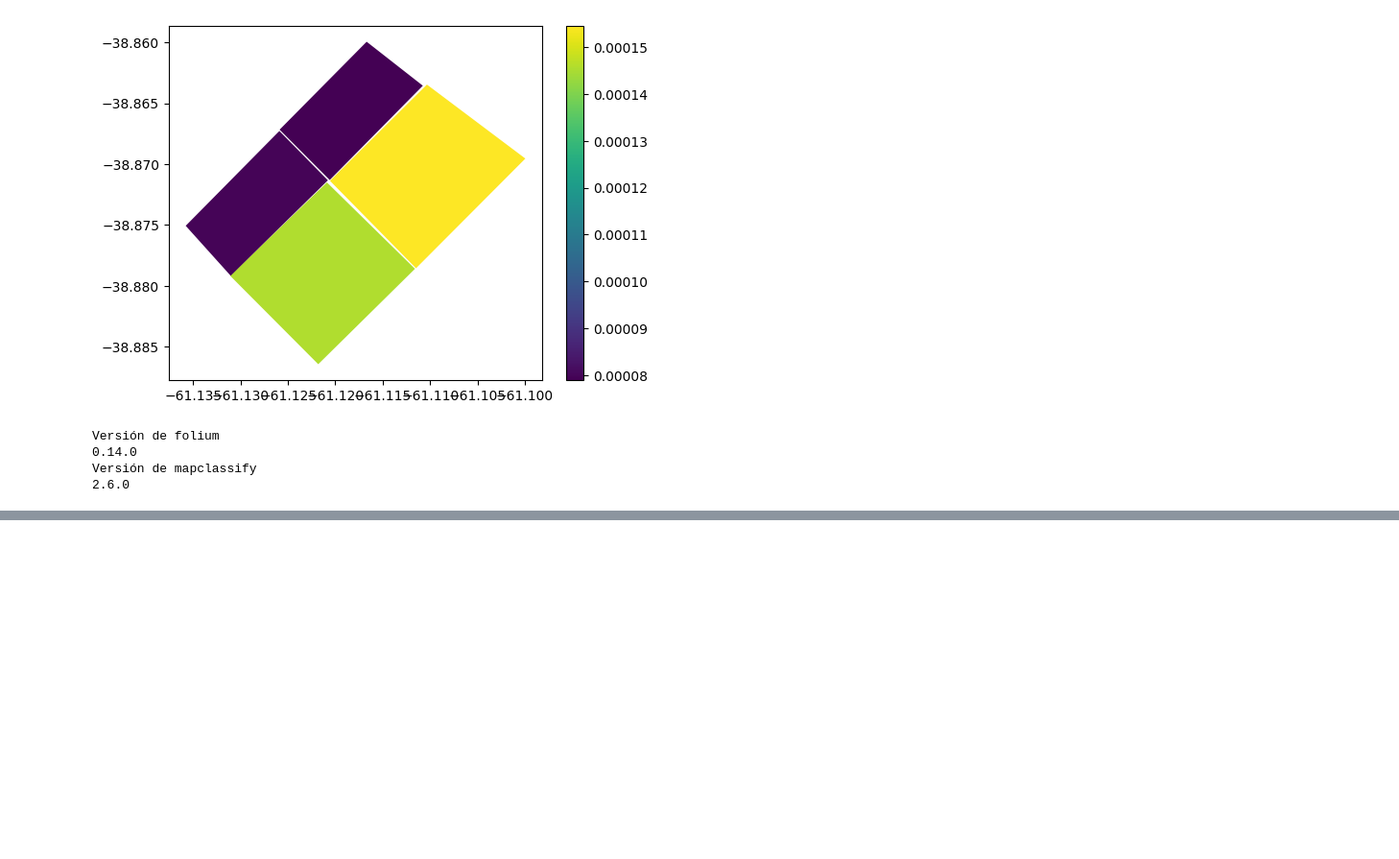
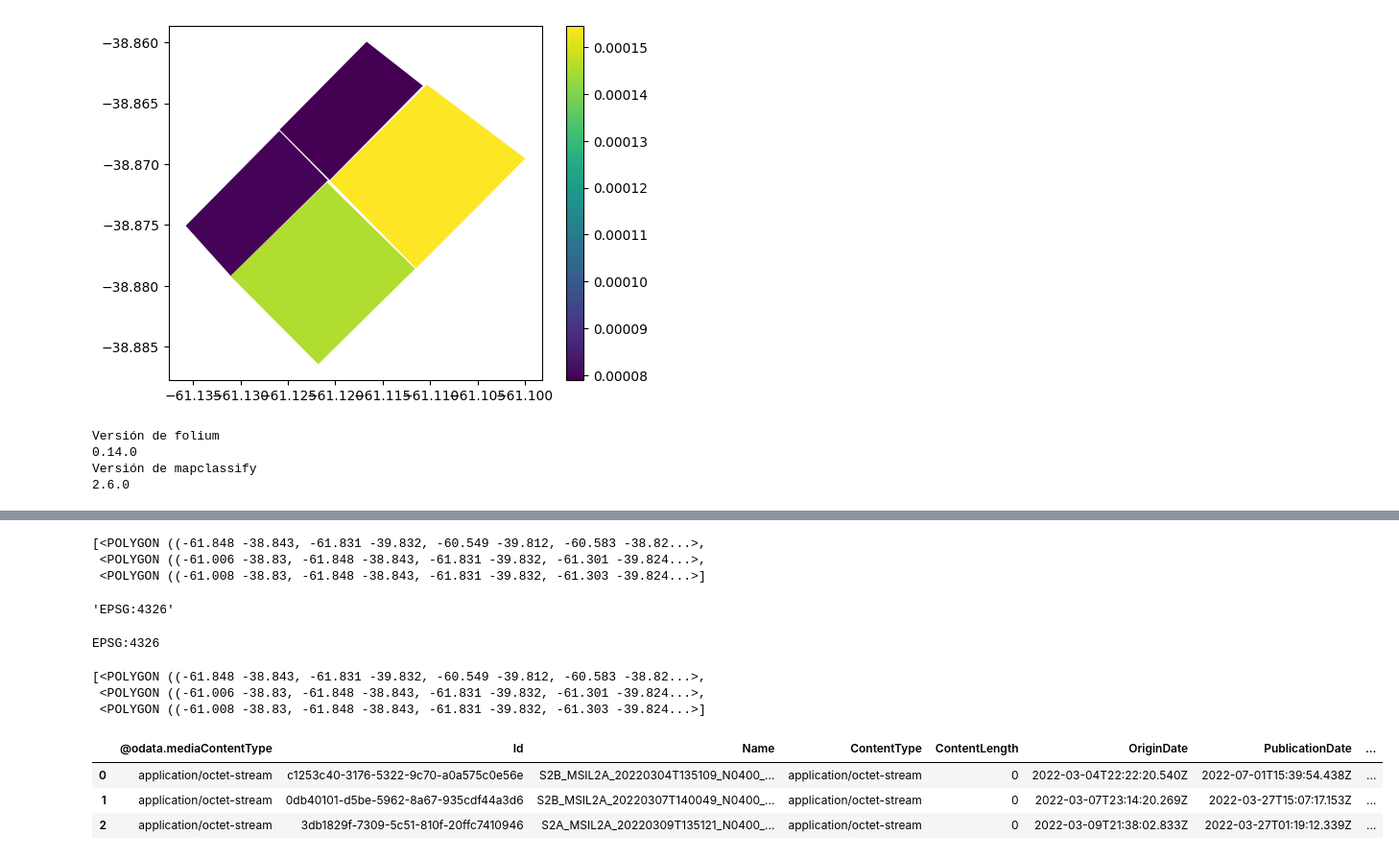
Before and after one commit to gvdiaz/NDVI_S2_gauge, a Jupyter notebook: Scripts/Test_gdal.ipynb, the cells around one changed output, grey strips where cells are left out. Shown at 96% size. Saved outputs shown, nothing was run; the diff lists cells and outputs as text; code cells hidden in the pictures; blank space fills up the shorter version.

```diff
--- a/Scripts/Test_gdal.ipynb
+++ b/Scripts/Test_gdal.ipynb
@@ -123,0 +137,26 @@ example_shp.explore("area", legend=False)
+# %%
+from shapely.geometry import shape
+
+# gdf_0 = gpd.GeoDataFrame(df_search[0], geometry="Footprint")
+# display(gdf_0)
+
+# display(list(df_search[1]['GeoFootprint'])[0])
+geo_list_1 = list(df_search[1]['GeoFootprint'])
+geo_list_2 = list(df_search[1]['Footprint'])
+geo_list = []
+for geojson_item,wkt_item in zip(geo_list_1,geo_list_2):
+    # display(geojson_item,wkt_item)
+    geom_f_gjson = shape(geojson_item)
+    geom_f_wkt = wkt_item.split(';')[1]
+    geo_list.append(geom_f_gjson)
+
+    # display(geom_f_gjson.wkt, geom_f_wkt)
+    # print(wkt_item.split(';')[0])
+# crs =
+crs = 'EPSG:' + wkt_item.split(';')[0].split('=')[1]
+display(geo_list,crs)
+# %% [output]
+[<POLYGON ((-61.848 -38.843, -61.831 -39.832, -60.549 -39.812, -60.583 -38.82...>,
+ <POLYGON ((-61.006 -38.83, -61.848 -38.843, -61.831 -39.832, -61.301 -39.824...>,
+ <POLYGON ((-61.008 -38.83, -61.848 -38.843, -61.831 -39.832, -61.303 -39.824...>]
+'EPSG:4326'
@@ -123,0 +166,17 @@ example_shp.explore("area", legend=False)
+# %%
+# display(gdb_wkt)
+gdb_wkt['wkt'] = geo_list
+print('EPSG:'+wkt_item.split(';')[0].split('=')[1])
+display(list(gdb_wkt['wkt']))
+# gdf_0 = gpd.GeoDataFrame(gdb_wkt, geometry='wkt',crs='EPSG:'+wkt_item.split(';')[0].split('=')[1])
+gdf_0 = gpd.GeoDataFrame(gdb_wkt, geometry='wkt',crs=crs)
+display(gdb_wkt)
+# %% [output]
+EPSG:4326
+[<POLYGON ((-61.848 -38.843, -61.831 -39.832, -60.549 -39.812, -60.583 -38.82...>,
+ <POLYGON ((-61.006 -38.83, -61.848 -38.843, -61.831 -39.832, -61.301 -39.824...>,
+ <POLYGON ((-61.008 -38.83, -61.848 -38.843, -61.831 -39.832, -61.303 -39.824...>]
+|  | @odata.mediaContentType | Id | Name | ContentType | ContentLength | OriginDate | PublicationDate | ... |
+| 0 | application/octet-stream | c1253c40-3176-5322-9c70-a0a575c0e56e | S2B_MSIL2A_20220304T135109_N0400_... | application/octet-stream | 0 | 2022-03-04T22:22:20.540Z | 2022-07-01T15:39:54.438Z | ... |
+| 1 | application/octet-stream | 0db40101-d5be-5962-8a67-935cdf44a3d6 | S2B_MSIL2A_20220307T140049_N0400_... | application/octet-stream | 0 | 2022-03-07T23:14:20.269Z | 2022-03-27T15:07:17.153Z | ... |
+| 2 | application/octet-stream | 3db1829f-7309-5c51-810f-20ffc7410946 | S2A_MSIL2A_20220309T135121_N0400_... | application/octet-stream | 0 | 2022-03-09T21:38:02.833Z | 2022-03-27T01:19:12.339Z | ... |
```
Also changed, not shown: parts of 14 cells of this notebook.
